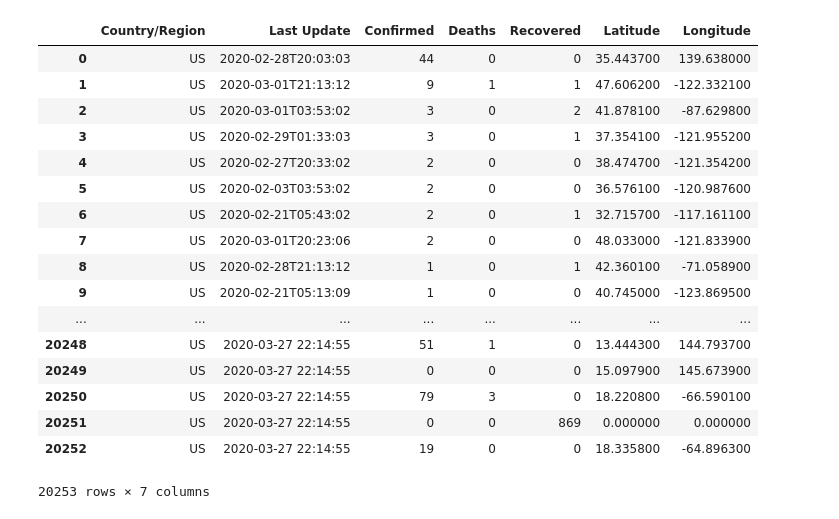
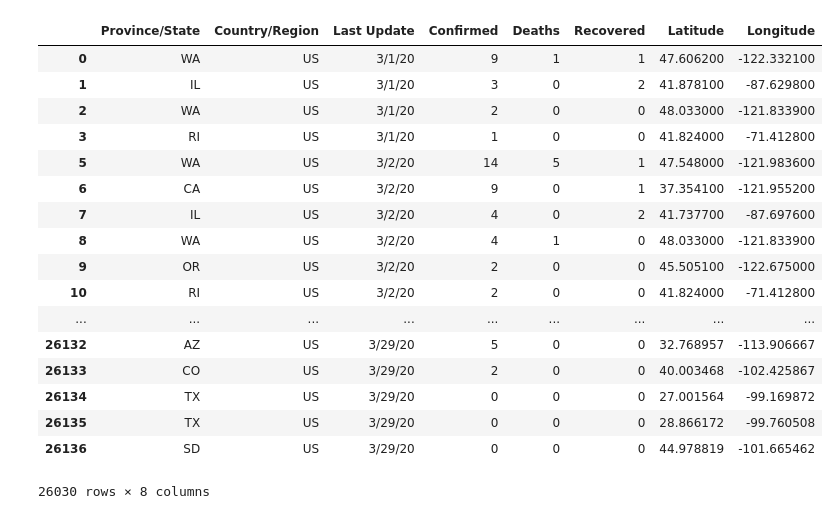
Before and after one commit to miholjcicmarko/COMP5360Project, a Jupyter notebook: python_journals/Cleaning USLatLon Data.ipynb, the cells around one changed output. Saved outputs shown, nothing was run; the diff lists cells and outputs as text; code cells hidden in the pictures.

```diff
--- a/python_journals/Cleaning USLatLon Data.ipynb
+++ b/python_journals/Cleaning USLatLon Data.ipynb
@@ -83,26 +61,29 @@ df
-# %%
-countries = ['US', 'Mainland China', 'Italy', 'New Zealand', 'South Korea', 'UK', 'Iran', 'Singapore', 'India', 'Peru']
-df = df.loc[df['Country/Region'].isin(countries)]
-df
-# %% [output]
-|  | Country/Region | Last Update | Confirmed | Deaths | Recovered | Latitude | Longitude |
-| 0 | US | 2020-02-28T20:03:03 | 44 | 0 | 0 | 35.443700 | 139.638000 |
-| 1 | US | 2020-03-01T21:13:12 | 9 | 1 | 1 | 47.606200 | -122.332100 |
-| 2 | US | 2020-03-01T03:53:02 | 3 | 0 | 2 | 41.878100 | -87.629800 |
-| 3 | US | 2020-02-29T01:33:03 | 3 | 0 | 1 | 37.354100 | -121.955200 |
-| 4 | US | 2020-02-27T20:33:02 | 2 | 0 | 0 | 38.474700 | -121.354200 |
-| 5 | US | 2020-02-03T03:53:02 | 2 | 0 | 0 | 36.576100 | -120.987600 |
-| 6 | US | 2020-02-21T05:43:02 | 2 | 0 | 1 | 32.715700 | -117.161100 |
-| 7 | US | 2020-03-01T20:23:06 | 2 | 0 | 0 | 48.033000 | -121.833900 |
-| 8 | US | 2020-02-28T21:13:12 | 1 | 0 | 1 | 42.360100 | -71.058900 |
-| 9 | US | 2020-02-21T05:13:09 | 1 | 0 | 0 | 40.745000 | -123.869500 |
-| ... | ... | ... | ... | ... | ... | ... | ... |
-| 20248 | US | 2020-03-27 22:14:55 | 51 | 1 | 0 | 13.444300 | 144.793700 |
-| 20249 | US | 2020-03-27 22:14:55 | 0 | 0 | 0 | 15.097900 | 145.673900 |
-| 20250 | US | 2020-03-27 22:14:55 | 79 | 3 | 0 | 18.220800 | -66.590100 |
-| 20251 | US | 2020-03-27 22:14:55 | 0 | 0 | 869 | 0.000000 | 0.000000 |
-| 20252 | US | 2020-03-27 22:14:55 | 19 | 0 | 0 | 18.335800 | -64.896300 |
-20253 rows × 7 columns
+# %%
+abb = ["AL", "AK", "AZ", "AR", "CA", "CO", "CT", "DE", "FL", "GA", "HI", "ID", "IL", "IN", "IA", "KS", "KY",
+       "LA", "ME", "MD", "MA", "MI", "MN", "MS", "MO", "MT", "NE", "NV", "NH", "NJ", "NM", "NY", "NC", "ND", "OH",
+       "OK", "OR", "PA", "RI", "SC", "SD", "TN", "TX", "UT", "VT", "VA", "WA", "WV", "WI", "WY"]
+
+dfUS = df[df["Province/State"].isin(abb)]
+dfUS
+# %% [output]
+|  | Province/State | Country/Region | Last Update | Confirmed | Deaths | Recovered | Latitude | Longitude |
+| 0 | WA | US | 3/1/20 | 9 | 1 | 1 | 47.606200 | -122.332100 |
+| 1 | IL | US | 3/1/20 | 3 | 0 | 2 | 41.878100 | -87.629800 |
+| 2 | WA | US | 3/1/20 | 2 | 0 | 0 | 48.033000 | -121.833900 |
+| 3 | RI | US | 3/1/20 | 1 | 0 | 0 | 41.824000 | -71.412800 |
+| 5 | WA | US | 3/2/20 | 14 | 5 | 1 | 47.548000 | -121.983600 |
+| 6 | CA | US | 3/2/20 | 9 | 0 | 1 | 37.354100 | -121.955200 |
+| 7 | IL | US | 3/2/20 | 4 | 0 | 2 | 41.737700 | -87.697600 |
+| 8 | WA | US | 3/2/20 | 4 | 1 | 0 | 48.033000 | -121.833900 |
+| 9 | OR | US | 3/2/20 | 2 | 0 | 0 | 45.505100 | -122.675000 |
+| 10 | RI | US | 3/2/20 | 2 | 0 | 0 | 41.824000 | -71.412800 |
+| ... | ... | ... | ... | ... | ... | ... | ... | ... |
+| 26132 | AZ | US | 3/29/20 | 5 | 0 | 0 | 32.768957 | -113.906667 |
+| 26133 | CO | US | 3/29/20 | 2 | 0 | 0 | 40.003468 | -102.425867 |
+| 26134 | TX | US | 3/29/20 | 0 | 0 | 0 | 27.001564 | -99.169872 |
+| 26135 | TX | US | 3/29/20 | 0 | 0 | 0 | 28.866172 | -99.760508 |
+| 26136 | SD | US | 3/29/20 | 0 | 0 | 0 | 44.978819 | -101.665462 |
+26030 rows × 8 columns
 # %%
 df.describe()
 # %% [output]
```
Also changed, not shown: parts of 5 cells of this notebook, 3 other files.
